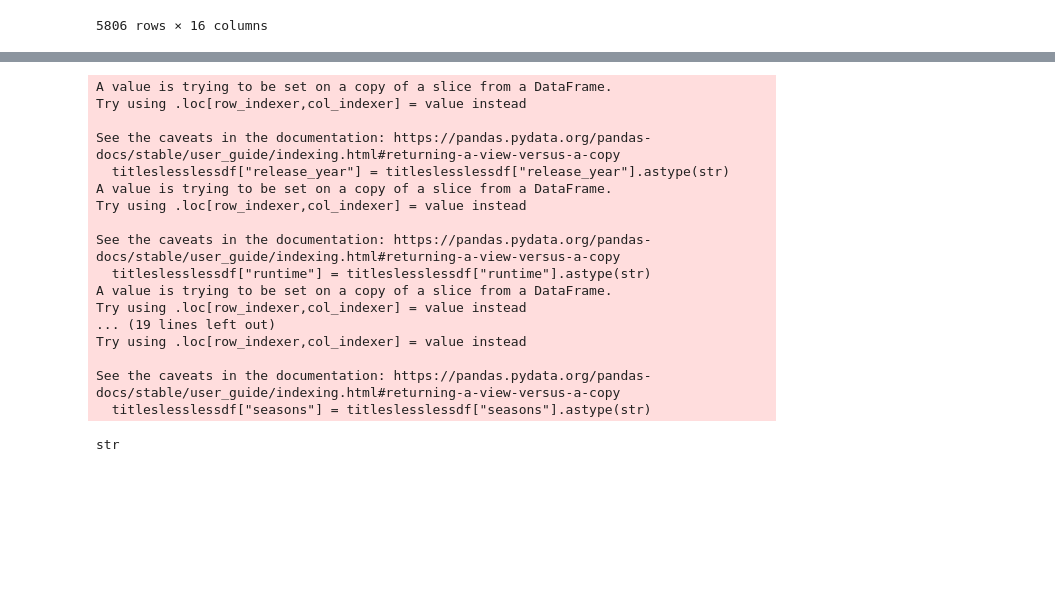
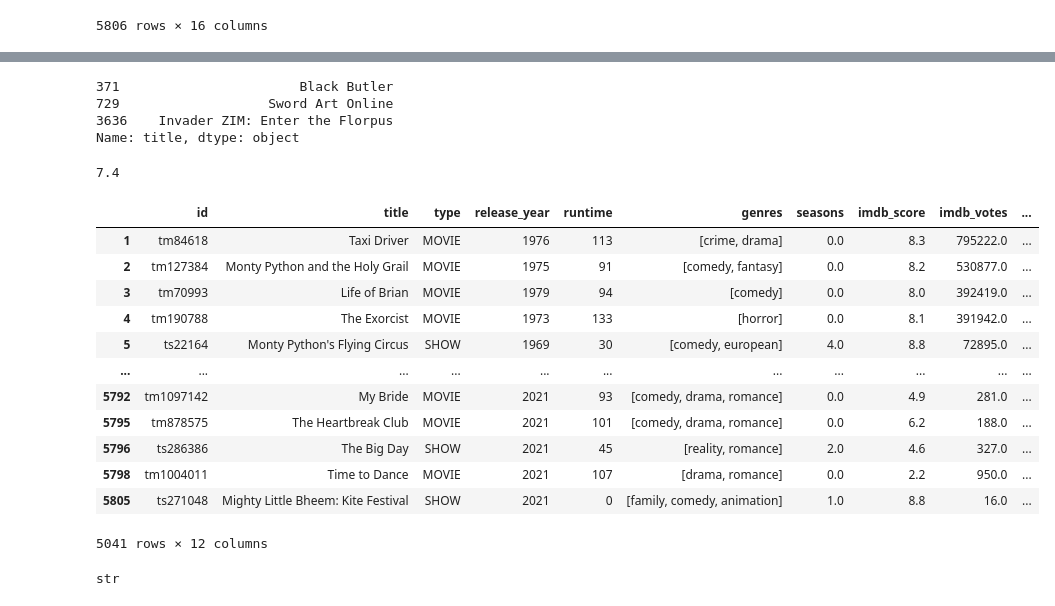
Before and after one commit to do46/IR_Netflix_TVShows_Movies_VAD, a Jupyter notebook: Python_Panda/datapreprocessing.ipynb, the cells around one changed output, grey strips where cells are left out. Saved outputs shown, nothing was run; the diff lists cells and outputs as text; code cells hidden in the pictures; blank space fills up the shorter version.

```diff
--- a/Python_Panda/datapreprocessing.ipynb
+++ b/Python_Panda/datapreprocessing.ipynb
@@ -84,0 +92,27 @@ titleslesslessdf
+# %%
+titleslesslessdf["title"][titleslesslessdf["numberTags"]==9]
+# %% [output]
+371                       Black Butler
+729                   Sword Art Online
+3636    Invader ZIM: Enter the Florpus
+Name: title, dtype: object
+# %%
+titleslesslessdf["imdb_score"][3636]
+# %% [output]
+7.4
+# %%
+titleslesslessdf
+# %% [output]
+|  | id | title | type | release_year | runtime | genres | seasons | imdb_score | imdb_votes | ... |
+| 1 | tm84618 | Taxi Driver | MOVIE | 1976 | 113 | [crime, drama] | 0.0 | 8.3 | 795222.0 | ... |
+| 2 | tm127384 | Monty Python and the Holy Grail | MOVIE | 1975 | 91 | [comedy, fantasy] | 0.0 | 8.2 | 530877.0 | ... |
+| 3 | tm70993 | Life of Brian | MOVIE | 1979 | 94 | [comedy] | 0.0 | 8.0 | 392419.0 | ... |
+| 4 | tm190788 | The Exorcist | MOVIE | 1973 | 133 | [horror] | 0.0 | 8.1 | 391942.0 | ... |
+| 5 | ts22164 | Monty Python's Flying Circus | SHOW | 1969 | 30 | [comedy, european] | 4.0 | 8.8 | 72895.0 | ... |
+| ... | ... | ... | ... | ... | ... | ... | ... | ... | ... | ... |
+| 5792 | tm1097142 | My Bride | MOVIE | 2021 | 93 | [comedy, drama, romance] | 0.0 | 4.9 | 281.0 | ... |
+| 5795 | tm878575 | The Heartbreak Club | MOVIE | 2021 | 101 | [comedy, drama, romance] | 0.0 | 6.2 | 188.0 | ... |
+| 5796 | ts286386 | The Big Day | SHOW | 2021 | 45 | [reality, romance] | 2.0 | 4.6 | 327.0 | ... |
+| 5798 | tm1004011 | Time to Dance | MOVIE | 2021 | 107 | [drama, romance] | 0.0 | 2.2 | 950.0 | ... |
+| 5805 | ts271048 | Mighty Little Bheem: Kite Festival | SHOW | 2021 | 0 | [family, comedy, animation] | 1.0 | 8.8 | 16.0 | ... |
+5041 rows × 12 columns
@@ -90,22 +126,5 @@ titleslesslessdf["imdb_votes"] = titleslesslessdf["imdb_votes"].astype(str)
 titleslesslessdf["tmdb_popularity"] = titleslesslessdf["tmdb_popularity"].astype(str)
 titleslesslessdf["tmdb_score"] = titleslesslessdf["tmdb_score"].astype(str)
 titleslesslessdf["seasons"] = titleslesslessdf["seasons"].astype(str)
+titleslesslessdf["numberTags"] = titleslesslessdf["numberTags"].astype(str)
-# %% [output]
-A value is trying to be set on a copy of a slice from a DataFrame.
-Try using .loc[row_indexer,col_indexer] = value instead
-
-See the caveats in the documentation: https://pandas.pydata.org/pandas-docs/stable/user_guide/indexing.html#returning-a-view-versus-a-copy
-  titleslesslessdf["release_year"] = titleslesslessdf["release_year"].astype(str)
-A value is trying to be set on a copy of a slice from a DataFrame.
-Try using .loc[row_indexer,col_indexer] = value instead
-
-See the caveats in the documentation: https://pandas.pydata.org/pandas-docs/stable/user_guide/indexing.html#returning-a-view-versus-a-copy
-  titleslesslessdf["runtime"] = titleslesslessdf["runtime"].astype(str)
-A value is trying to be set on a copy of a slice from a DataFrame.
-Try using .loc[row_indexer,col_indexer] = value instead
-... (19 lines left out)
-Try using .loc[row_indexer,col_indexer] = value instead
-
-See the caveats in the documentation: https://pandas.pydata.org/pandas-docs/stable/user_guide/indexing.html#returning-a-view-versus-a-copy
-  titleslesslessdf["seasons"] = titleslesslessdf["seasons"].astype(str)
 # %%
```
Also changed, not shown: parts of 14 cells of this notebook, 30 other files.
